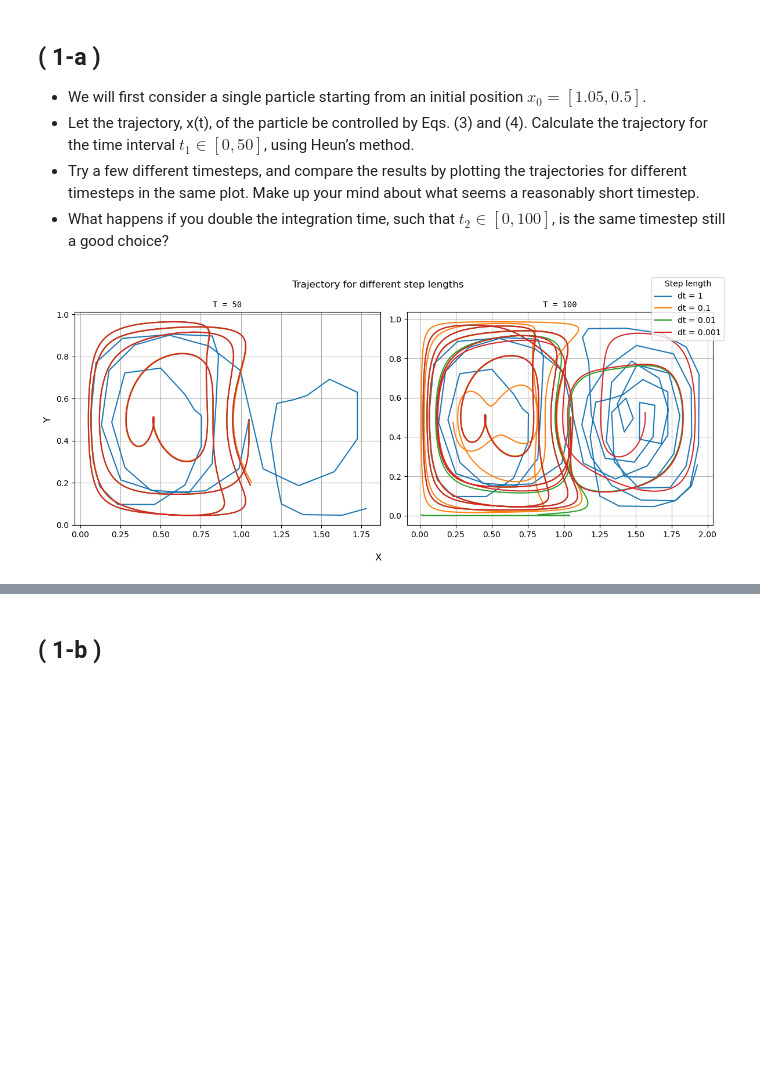
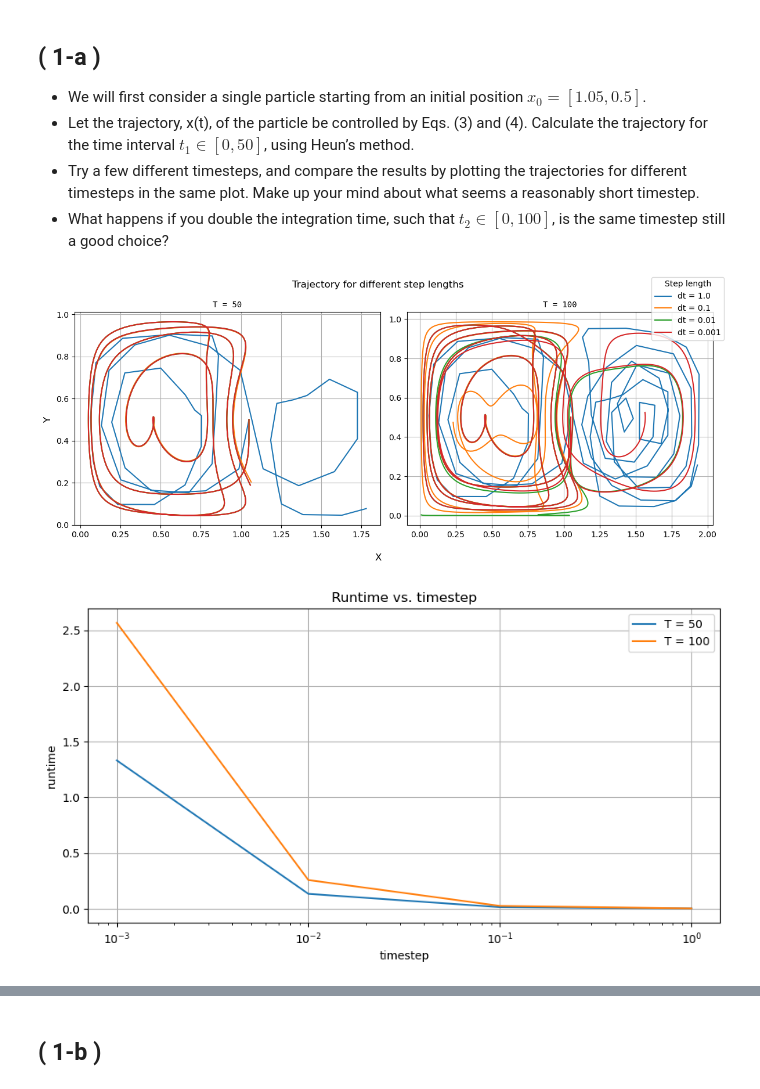
Before and after one commit to TrymSaether/Particle-transport-with-ocean-currents, a Jupyter notebook: eksempelkode.ipynb, the cells around one changed output, grey strips where cells are left out. Drawn from its saved outputs; the diff is of its cells as text; code cells hidden in the pictures; blank space fills up the shorter version.

```diff
--- a/eksempelkode.ipynb
+++ b/eksempelkode.ipynb
@@ -342,14 +342,17 @@ def run_steplength_test(
     dt_values=[1, 0.1, 0.01, 0.001],
     **kwargs,
 ):
+    time_array = np.zeros((len(T_values),len(dt_values)))
     for i, tf in enumerate(T_values):
-        for dt in dt_values:
+        for j, dt in enumerate(dt_values):
             traj = Trajectory(x0=x0, T=(0, tf), dt=dt)
+            init_time = time.time()
             X = traj(func)
+            diff_time = time.time() - init_time
+            time_array[i,j] = diff_time
             ax[i].plot(X[:, 0, :], X[:, 1, :], label=f"dt = {dt}", **kwargs)
         ax[i].set_title(f"T = {tf}", fontsize=10, family="monospace")
-
-    return ax
+    return ax, time_array
 
 
 def run_timing_test(func, T=[0, 10], Np_values=[1, 100, 1000, 10000, 10000], dt=0.01):
@@ -527,20 +530,35 @@ def plot_map(
 - Try a few different timesteps, and compare the results by plotting the trajectories for different timesteps in the same plot. Make up your mind about what seems a reasonably short timestep.
 - What happens if you double the integration time, such that $ t_2 \in [0, 100]$, is the same timestep still a good choice?
 # %%
+import time
+
 x0 = np.array([[1.05], [0.50]])
 T_values = [50, 100]
-dt_values = [1, 0.1, 0.01, 0.001]
+dt_values = np.array([1, 0.1, 0.01, 0.001])
 plot_params = {}
 
 fig, ax = plt.subplots(1, 2, figsize=(12, 5))
-ax = run_steplength_test(velocity,ax,x0=x0,T_values=T_values,dt_values=dt_values,**plot_params)
+ax, time_array = run_steplength_test(velocity,ax,x0=x0,T_values=T_values,dt_values=dt_values,**plot_params)
 fig.suptitle("Trajectory for different step lengths")
 fig.supxlabel("X")
 fig.supylabel("Y")
 fig.legend(*ax[0].get_legend_handles_labels(), loc="upper right", title="Step length")
 ax[0].grid()
 ax[1].grid()
 plt.tight_layout()
 plt.show()
+
+
+fig, ax = plt.subplots(figsize=(10,5))
+ax.plot(dt_values, time_array[0,:], label='T = 50')
+ax.plot(dt_values, time_array[1,:], label='T = 100')
+ax.set_xscale("log")
+ax.set_title("Runtime vs. timestep")
+ax.set_xlabel("timestep")
+ax.set_ylabel("runtime")
+ax.grid()
+ax.legend()
+plt.show()
 # %% [output]
 [figure]
+[figure, added]
```
Also changed, not shown: parts of 11 cells of this notebook.
